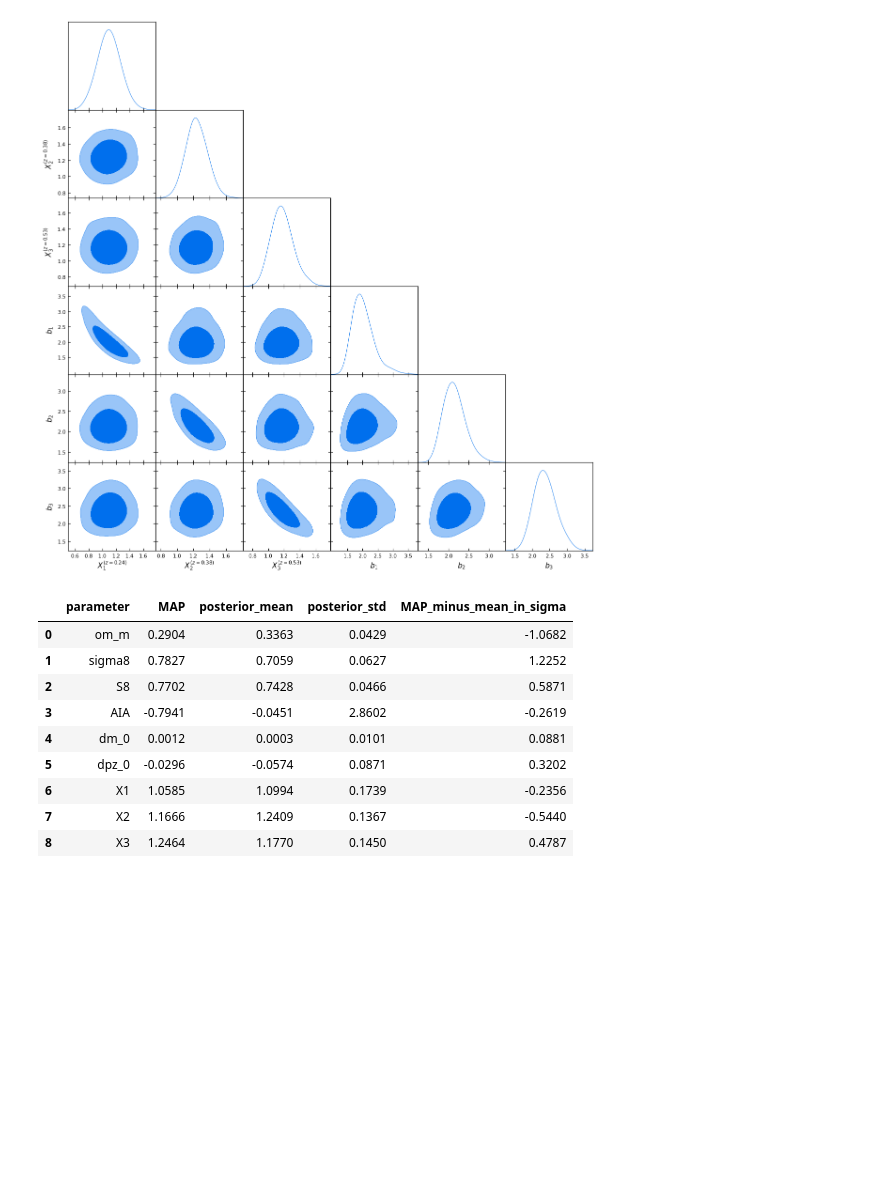
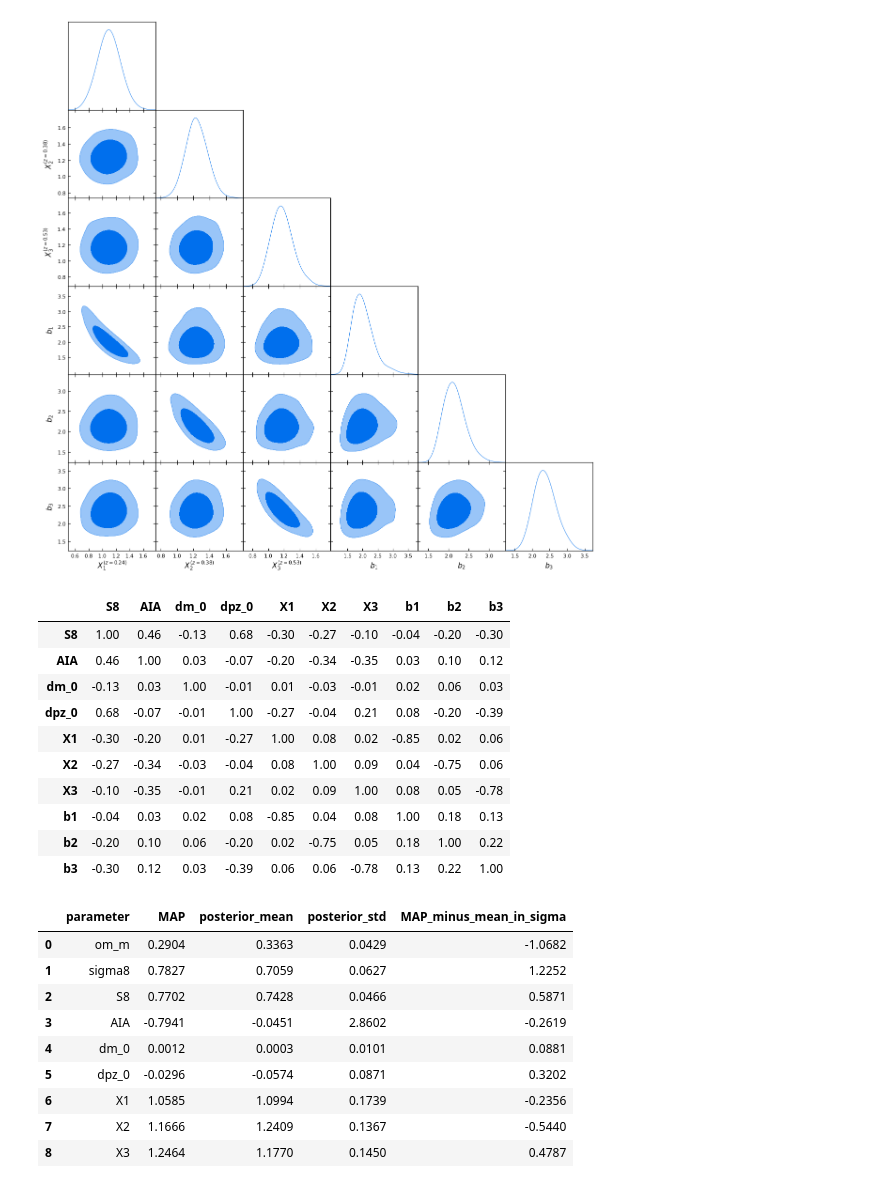
Before and after one commit to stone0624/cosmic_S8_project, a Jupyter notebook: notebooks/mcmc_hsc-only_analysis.ipynb, the cells around one changed output. Drawn from its saved outputs; the diff is of its cells as text; code cells hidden in the pictures; blank space fills up the shorter version.

```diff
--- a/notebooks/mcmc_hsc-only_analysis.ipynb
+++ b/notebooks/mcmc_hsc-only_analysis.ipynb
@@ -98,24 +98,36 @@ g.export("tri_mcmc.png")
 # %%
 corr_params = [
     "S8", "AIA", "dm_0", "dpz_0",
     "X1", "X2", "X3",
     "b1", "b2", "b3"
 ]
 
 p = samples.getParams()
 values = np.column_stack([getattr(p, name) for name in corr_params])
 weights = samples.weights
 mean = np.average(values, axis=0, weights=weights)
 centered = values - mean
 cov = ((centered * weights[:, None]).T @ centered / weights.sum())
 
-# corr = cov / np.sqrt(np.outer(np.diag(cov), np.diag(cov)))
-# corr_table = pd.DataFrame(
-#     corr,
-#     index=corr_params,
-#     columns=corr_params
-# )
-# display(corr_table.round(2))
+corr = cov / np.sqrt(np.outer(np.diag(cov), np.diag(cov)))
+corr_table = pd.DataFrame(
+    corr,
+    index=corr_params,
+    columns=corr_params
+)
+display(corr_table.round(2))
+# %% [output]
+|  | S8 | AIA | dm_0 | dpz_0 | X1 | X2 | X3 | b1 | b2 | b3 |
+| S8 | 1.00 | 0.46 | -0.13 | 0.68 | -0.30 | -0.27 | -0.10 | -0.04 | -0.20 | -0.30 |
+| AIA | 0.46 | 1.00 | 0.03 | -0.07 | -0.20 | -0.34 | -0.35 | 0.03 | 0.10 | 0.12 |
+| dm_0 | -0.13 | 0.03 | 1.00 | -0.01 | 0.01 | -0.03 | -0.01 | 0.02 | 0.06 | 0.03 |
+| dpz_0 | 0.68 | -0.07 | -0.01 | 1.00 | -0.27 | -0.04 | 0.21 | 0.08 | -0.20 | -0.39 |
+| X1 | -0.30 | -0.20 | 0.01 | -0.27 | 1.00 | 0.08 | 0.02 | -0.85 | 0.02 | 0.06 |
+| X2 | -0.27 | -0.34 | -0.03 | -0.04 | 0.08 | 1.00 | 0.09 | 0.04 | -0.75 | 0.06 |
+| X3 | -0.10 | -0.35 | -0.01 | 0.21 | 0.02 | 0.09 | 1.00 | 0.08 | 0.05 | -0.78 |
+| b1 | -0.04 | 0.03 | 0.02 | 0.08 | -0.85 | 0.04 | 0.08 | 1.00 | 0.18 | 0.13 |
+| b2 | -0.20 | 0.10 | 0.06 | -0.20 | 0.02 | -0.75 | 0.05 | 0.18 | 1.00 | 0.22 |
+| b3 | -0.30 | 0.12 | 0.03 | -0.39 | 0.06 | 0.06 | -0.78 | 0.13 | 0.22 | 1.00 |
 # %%
 map_values = {
     "om_m": 0.29044466,
```
Also changed, not shown: parts of 3 cells of this notebook.
